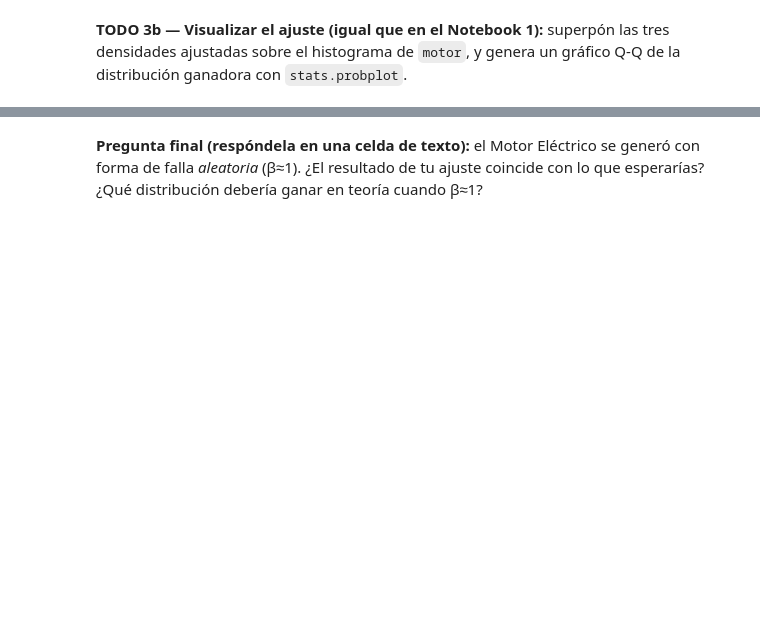
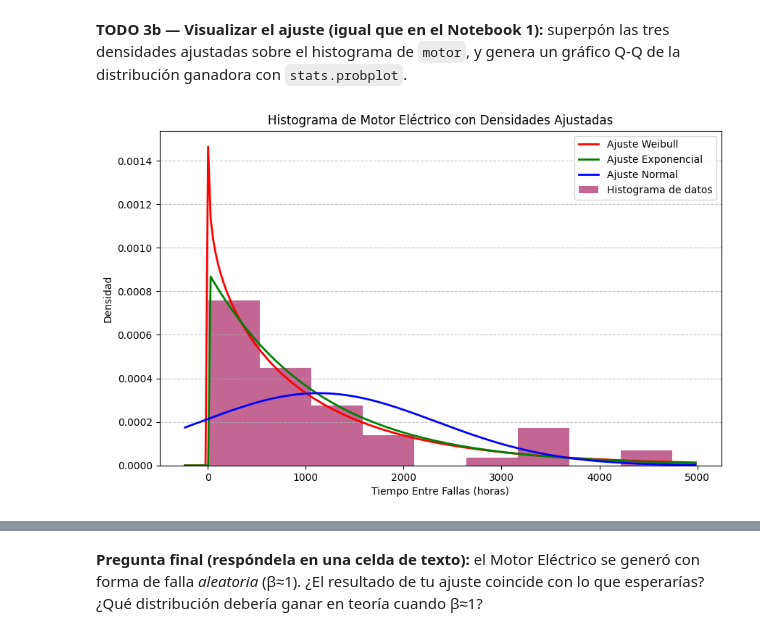
Before and after one commit to DarioCorona/personal, a Jupyter notebook: NB2_Sesion1_Practica_Rapida_10min.ipynb, the cells around one changed output, grey strips where cells are left out. Drawn from its saved outputs; the diff is of its cells as text; code cells hidden in the pictures; blank space fills up the shorter version.

```diff
--- a/NB2_Sesion1_Practica_Rapida_10min.ipynb
+++ b/NB2_Sesion1_Practica_Rapida_10min.ipynb
@@ -76,0 +204,88 @@ import pandas as pd
+# %%
+import matplotlib.pyplot as plt
+import seaborn as sns
+import numpy as np
+from scipy import stats
+
+# Define colors for the plots, re-using where appropriate
+COLOR_DATA = '#9B004C' # For histogram bars
+COLOR_NORMAL_FIT = 'blue'
+COLOR_EXPONENTIAL_FIT = 'green'
+COLOR_WEIBULL_FIT = 'red' # Best fitting distribution
+
+# --- Plot 1: Histogram with superimposed fitted densities ---
+plt.figure(figsize=(10, 6))
+ax_hist_densities = plt.gca()
+
+# Histogram of motor data
+sns.histplot(motor, kde=False, stat='density', ax=ax_hist_densities,
+             color=COLOR_DATA, edgecolor=None, alpha=0.6, label='Histograma de datos')
+
+# Get x-values for plotting densities
+xmin, xmax = ax_hist_densities.get_xlim()
+x_plot = np.linspace(xmin, xmax, 200)
+
+# Plot each fitted distribution's PDF
+for index, row in df_resultados.iterrows():
+    dist_name = row['Distribución']
+    params = row['Parámetros']
+    dist_func = candidatas[dist_name] # Get the distribution function from the 'candidatas' dictionary
+
+    if dist_name == 'Weibull':
+        # Parameters for weibull_min are (c, loc, scale)
+        c, loc, scale = params
+        pdf = dist_func.pdf(x_plot, c, loc=loc, scale=scale)
+        color = COLOR_WEIBULL_FIT
+    elif dist_name == 'Exponencial':
+        # Parameters for expon are (loc, scale)
+        loc, scale = params
+        pdf = dist_func.pdf(x_plot, loc=loc, scale=scale)
+        color = COLOR_EXPONENTIAL_FIT
+    elif dist_name == 'Normal':
+        # Parameters for norm are (loc, scale)
+        loc, scale = params
+        pdf = dist_func.pdf(x_plot, loc=loc, scale=scale)
+        color = COLOR_NORMAL_FIT
+
+    ax_hist_densities.plot(x_plot, pdf, color=color, linestyle='-', linewidth=2, label=f'Ajuste {dist_name}')
+
+ax_hist_densities.set_title('Histograma de Motor Eléctrico con Densidades Ajustadas')
+ax_hist_densities.set_xlabel('Tiempo Entre Fallas (horas)')
+ax_hist_densities.set_ylabel('Densidad')
+ax_hist_densities.legend()
+ax_hist_densities.grid(axis='y', linestyle='--', alpha=0.7)
+plt.show()
+
+# --- Plot 2: Q-Q plot for the winning distribution (Weibull) ---
+plt.figure(figsize=(8, 6))
+ax_qq = plt.gca()
+
+# Get parameters for the winning distribution (Weibull), which is the first row after sorting by KS_stat
+winning_dist_row = df_resultados.iloc[0]
+winning_dist_name = winning_dist_row['Distribución']
+winning_params = winning_dist_row['Parámetros']
+
+# Ensure it's Weibull for the Q-Q plot as per the prompt's context
+if winning_dist_name == 'Weibull':
+    # For weibull_min, parameters are c (shape), loc, scale
+    c_weibull, loc_weibull, scale_weibull = winning_params
+
+    # Create a frozen Weibull distribution object with the fitted parameters
+    weibull_frozen_dist = stats.weibull_min(c_weibull, loc=loc_weibull, scale=scale_weibull)
+
+    # Use stats.probplot with the frozen distribution and fit=True to add the trend line
+    stats.probplot(motor, dist=weibull_frozen_dist, fit=True, plot=ax_qq)
+
+else:
+    # If Weibull is not the winner, we'll try probplot with fit=True for that distribution.
+    # This part of the code is less critical as Weibull was the expected winner.
+    stats.probplot(motor, dist=candidatas[winning_dist_name], fit=True, plot=ax_qq)
+    print(f"Warning: Q-Q plot generated for {winning_dist_name} using stats.probplot with fit=True. For pre-fitted parameters, consider creating a frozen distribution.")
+
+ax_qq.set_title(f'Q-Q Plot para Motor Eléctrico (Distribución: {winning_dist_name})')
+ax_qq.set_xlabel('Cuartiles Teóricos') # Changed from Cuantiles Teóricos
+ax_qq.set_ylabel('Cuartiles de los Datos') # Changed from Cuantiles de los Datos
+plt.grid(True, linestyle='--', alpha=0.7)
+plt.show()
+# %% [output]
+[figure, added]
```
Also changed, not shown: parts of 9 cells of this notebook.
